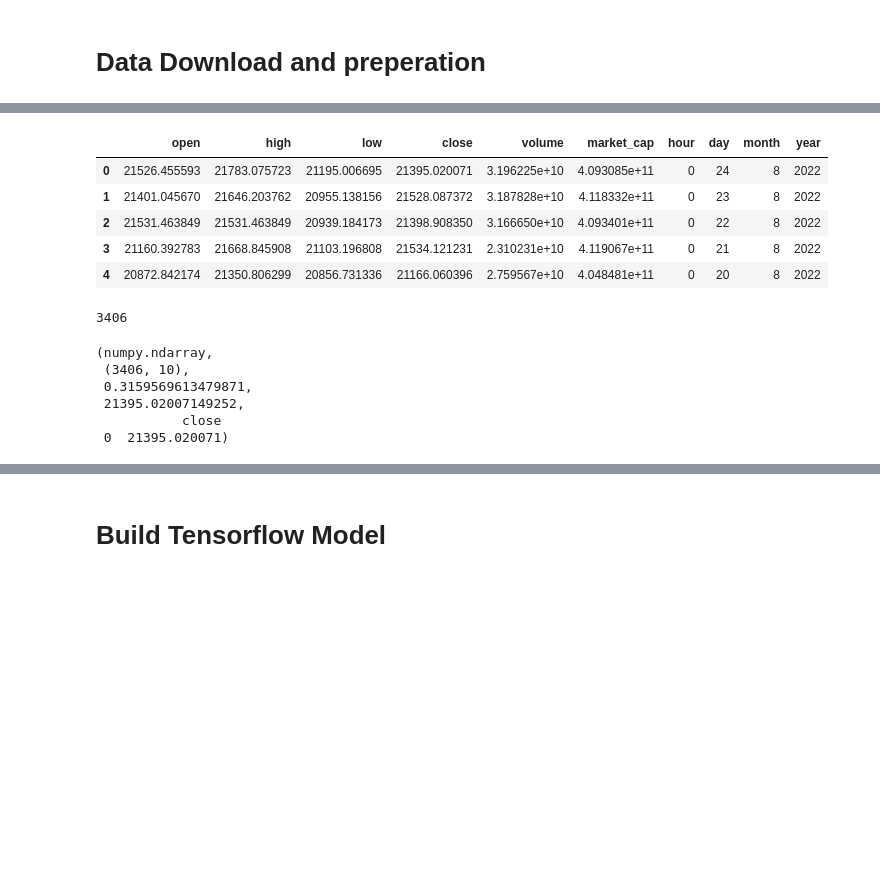
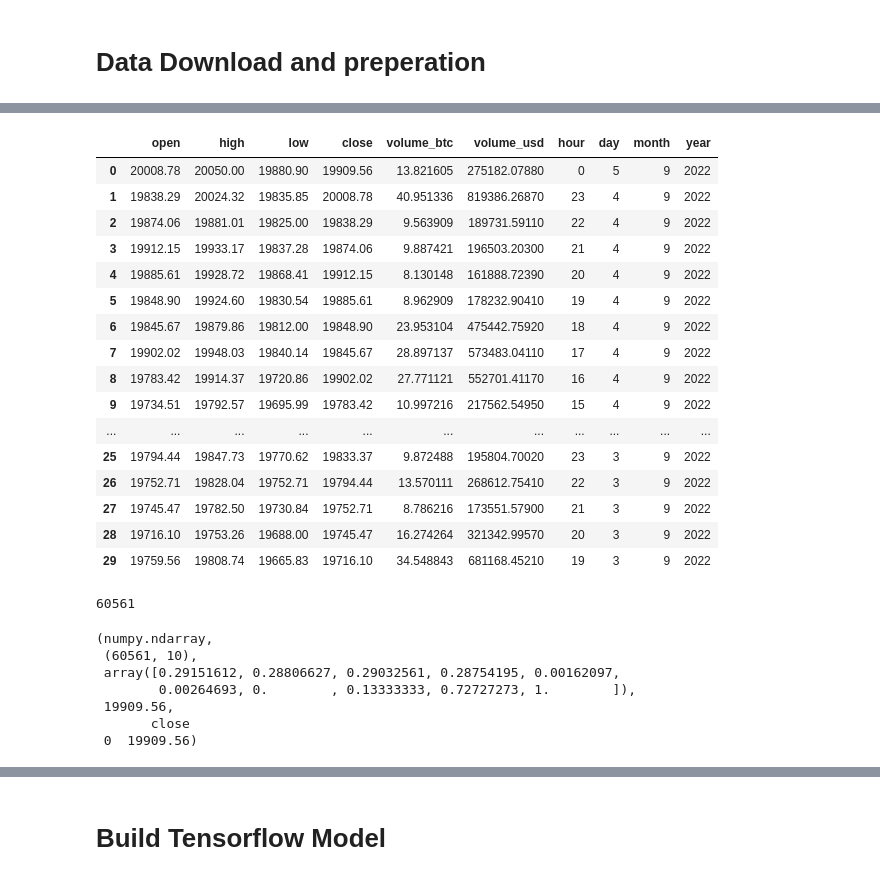
Before and after one commit to MrDegglan/9785-crypto-ml, a Jupyter notebook: ML_Main.ipynb, the cells around one changed output, grey strips where cells are left out. Drawn from its saved outputs; the diff is of its cells as text; code cells hidden in the pictures; blank space fills up the shorter version.

Commit message:
added support for hourly data

```diff
--- a/ML_Main.ipynb
+++ b/ML_Main.ipynb
@@ -37,6 +39,16 @@ import numpy as np
 # adds support for DataFrames, > 500K
 import pandas as pd
 
+# visualization
+import matplotlib as mpl
+import matplotlib.pyplot as plt
+import seaborn as sns
+
+# Seasonality anaylsis
+from statsmodels.tsa.seasonal import seasonal_decompose
+import statsmodels.api as sm
+from pylab import rcParams
+
 # MinMaxScalar normalises numeric data between 0 and 1 for the purpose of ML training
 from sklearn.preprocessing import StandardScaler, MinMaxScaler, scale
 from sklearn.preprocessing import LabelEncoder
@@ -45,22 +57,29 @@ from sklearn.preprocessing import LabelEncoder
 from sklearn.model_selection import train_test_split
 
 # If training new models set TRAINING to true
-TRAINING = True
+TRAINING = False
 
 # If running on local machine set LOCAL to true, Neccessary for training.
-LOCAL = True
+LOCAL = False
 
 # Hourly Data Source
-HOURLY = False
+HOURLY = True
 # %%
 if(LOCAL):
   model_simple_path = './Models/RNN_LSTM_SIMPLE/'
   model_complex_path = './Models/RNN_LSTM_COMPLEX/'
   gru_base_path = './Models/RNN_GRU_BASE/'
+  Hourly_Data_Path = '/home/raoufyounes/dataScience/Gemini_BTCUSD_1h.csv'
+
 else:
   from google.colab import drive
   drive.mount('/content/drive')
-
-  model_simple_path = '/content/drive/MyDrive/9785 Colab Notebooks/Ml_Models/RNN_LSTM_SIMPLE/'
-  model_complex_path = '/content/drive/MyDrive/9785 Colab Notebooks/Ml_Models/RNN_LSTM_COMPLEX/'
-  gru_base_path = '/content/drive/MyDrive/9785 Colab Notebooks/Ml_Models/RNN_GRU_BASE/'
+  Hourly_Data_Path = '/content/drive/MyDrive/9785_Colab_Notebooks/Data/Gemini_BTCUSD_1h.csv'
+  if(HOURLY):
+    model_simple_path = '/content/drive/MyDrive/9785_Colab_Notebooks/Ml_Models/Hourly/RNN_LSTM_SIMPLE/'
+    model_complex_path = '/content/drive/MyDrive/9785_Colab_Notebooks/Ml_Models/Hourly/RNN_LSTM_COMPLEX/'
+    gru_base_path = '/content/drive/MyDrive/9785_Colab_Notebooks/Ml_Models/Hourly/RNN_GRU_BASE/'
+  else:
+    model_simple_path = '/content/drive/MyDrive/9785_Colab_Notebooks/Ml_Models/Daily/RNN_LSTM_SIMPLE/'
+    model_complex_path = '/content/drive/MyDrive/9785_Colab_Notebooks/Ml_Models/Daily/RNN_LSTM_COMPLEX/'
+    gru_base_path = '/content/drive/MyDrive/9785_Colab_Notebooks/Ml_Models/Daily/RNN_GRU_BASE/'
@@ -69,7 +90,7 @@ else:
 # %%
 # Data Import
 if(HOURLY):
-  data = pd.read_csv('/content/drive/MyDrive/9785 Colab Notebooks/Data/Gemini_BTCUSD_1h.csv',skiprows=1)
+  data = pd.read_csv(Hourly_Data_Path,skiprows=1)
   data.columns = [x.strip().lower().replace(' ','_') for x in data.columns]
   display(data)
 else:
@@ -97,35 +118,46 @@ else:
 # %%
 data['date'] = pd.to_datetime(data['date'], format='%Y-%m-%d %H:%M:%S')#.astype(int) / 10**9
 data['hour'] = data['date'].dt.hour
 data['day'] = data['date'].dt.day
 data['month'] = data['date'].dt.month
 data['year'] = data['date'].dt.year
+data_raw = data
 data = data.drop(['date','unix','symbol'], axis=1,errors='ignore')
 
 with pd.option_context('display.max_rows', None, 'display.max_columns', None):
-  display(data.head(5))
+  display(data.head(30))
   print(len(data))
 # %% [output]
-|  | open | high | low | close | volume | market_cap | hour | day | month | year |
-| 0 | 21526.455593 | 21783.075723 | 21195.006695 | 21395.020071 | 3.196225e+10 | 4.093085e+11 | 0 | 24 | 8 | 2022 |
-| 1 | 21401.045670 | 21646.203762 | 20955.138156 | 21528.087372 | 3.187828e+10 | 4.118332e+11 | 0 | 23 | 8 | 2022 |
-| 2 | 21531.463849 | 21531.463849 | 20939.184173 | 21398.908350 | 3.166650e+10 | 4.093401e+11 | 0 | 22 | 8 | 2022 |
-| 3 | 21160.392783 | 21668.845908 | 21103.196808 | 21534.121231 | 2.310231e+10 | 4.119067e+11 | 0 | 21 | 8 | 2022 |
-| 4 | 20872.842174 | 21350.806299 | 20856.731336 | 21166.060396 | 2.759567e+10 | 4.048481e+11 | 0 | 20 | 8 | 2022 |
+|  | open | high | low | close | volume_btc | volume_usd | hour | day | month | year |
+| 0 | 20008.78 | 20050.00 | 19880.90 | 19909.56 | 13.821605 | 275182.07880 | 0 | 5 | 9 | 2022 |
+| 1 | 19838.29 | 20024.32 | 19835.85 | 20008.78 | 40.951336 | 819386.26870 | 23 | 4 | 9 | 2022 |
+| 2 | 19874.06 | 19881.01 | 19825.00 | 19838.29 | 9.563909 | 189731.59110 | 22 | 4 | 9 | 2022 |
+| 3 | 19912.15 | 19933.17 | 19837.28 | 19874.06 | 9.887421 | 196503.20300 | 21 | 4 | 9 | 2022 |
+| 4 | 19885.61 | 19928.72 | 19868.41 | 19912.15 | 8.130148 | 161888.72390 | 20 | 4 | 9 | 2022 |
+| 5 | 19848.90 | 19924.60 | 19830.54 | 19885.61 | 8.962909 | 178232.90410 | 19 | 4 | 9 | 2022 |
+| 6 | 19845.67 | 19879.86 | 19812.00 | 19848.90 | 23.953104 | 475442.75920 | 18 | 4 | 9 | 2022 |
+| 7 | 19902.02 | 19948.03 | 19840.14 | 19845.67 | 28.897137 | 573483.04110 | 17 | 4 | 9 | 2022 |
+| 8 | 19783.42 | 19914.37 | 19720.86 | 19902.02 | 27.771121 | 552701.41170 | 16 | 4 | 9 | 2022 |
+| 9 | 19734.51 | 19792.57 | 19695.99 | 19783.42 | 10.997216 | 217562.54950 | 15 | 4 | 9 | 2022 |
+| ... | ... | ... | ... | ... | ... | ... | ... | ... | ... | ... |
+| 25 | 19794.44 | 19847.73 | 19770.62 | 19833.37 | 9.872488 | 195804.70020 | 23 | 3 | 9 | 2022 |
+| 26 | 19752.71 | 19828.04 | 19752.71 | 19794.44 | 13.570111 | 268612.75410 | 22 | 3 | 9 | 2022 |
+| 27 | 19745.47 | 19782.50 | 19730.84 | 19752.71 | 8.786216 | 173551.57900 | 21 | 3 | 9 | 2022 |
+| 28 | 19716.10 | 19753.26 | 19688.00 | 19745.47 | 16.274264 | 321342.99570 | 20 | 3 | 9 | 2022 |
+| 29 | 19759.56 | 19808.74 | 19665.83 | 19716.10 | 34.548843 | 681168.45210 | 19 | 3 | 9 | 2022 |
-3406
+60561
 # %%
-# Need to make all data in thousands USD, Volume ATM is in millions or billions
-
 scaler = MinMaxScaler(feature_range=(0,1))
 normalised_data = scaler.fit_transform(data)
-type(normalised_data),normalised_data.shape,normalised_data[0][3],scaler.inverse_transform(normalised_data[0:1])[0][3],data.iloc[0:1,3:4]
+type(normalised_data),normalised_data.shape,normalised_data[0],scaler.inverse_transform(normalised_data[0:1])[0][3],data.iloc[0:1,3:4]
 # %% [output]
 (numpy.ndarray,
- (3406, 10),
- 0.3159569613479871,
- 21395.02007149252,
-           close
- 0  21395.020071)
+ (60561, 10),
+ array([0.29151612, 0.28806627, 0.29032561, 0.28754195, 0.00162097,
+        0.00264693, 0.        , 0.13333333, 0.72727273, 1.        ]),
+ 19909.56,
+       close
+ 0  19909.56)
 # %%
 x_train = []
 y_train = []
```
Also changed, not shown: parts of 20 cells of this notebook.
